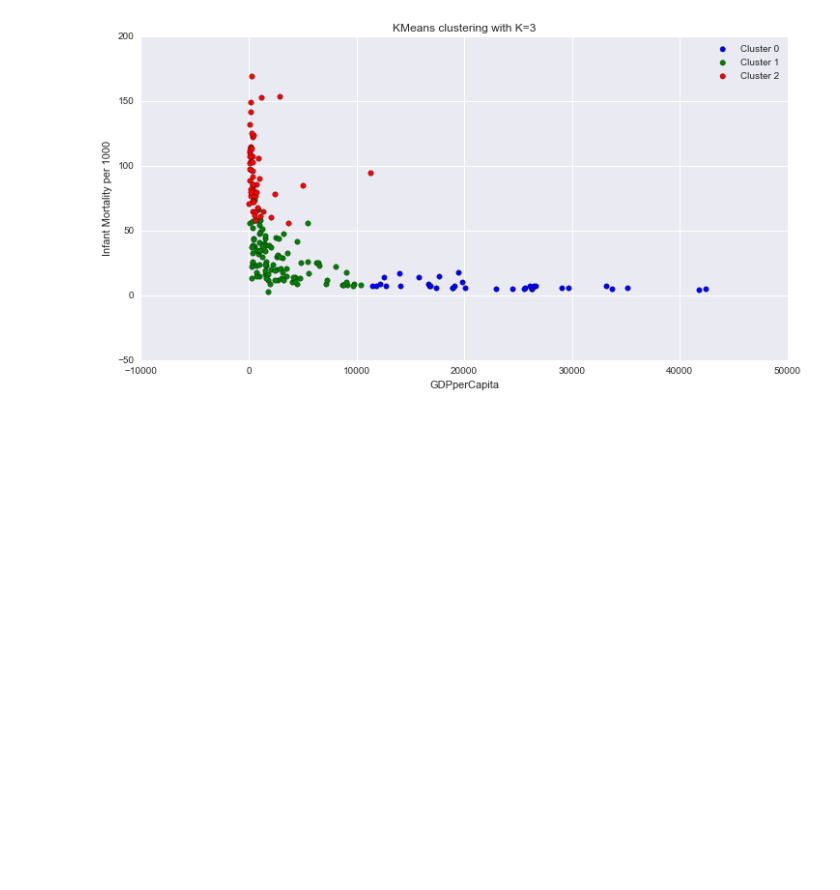
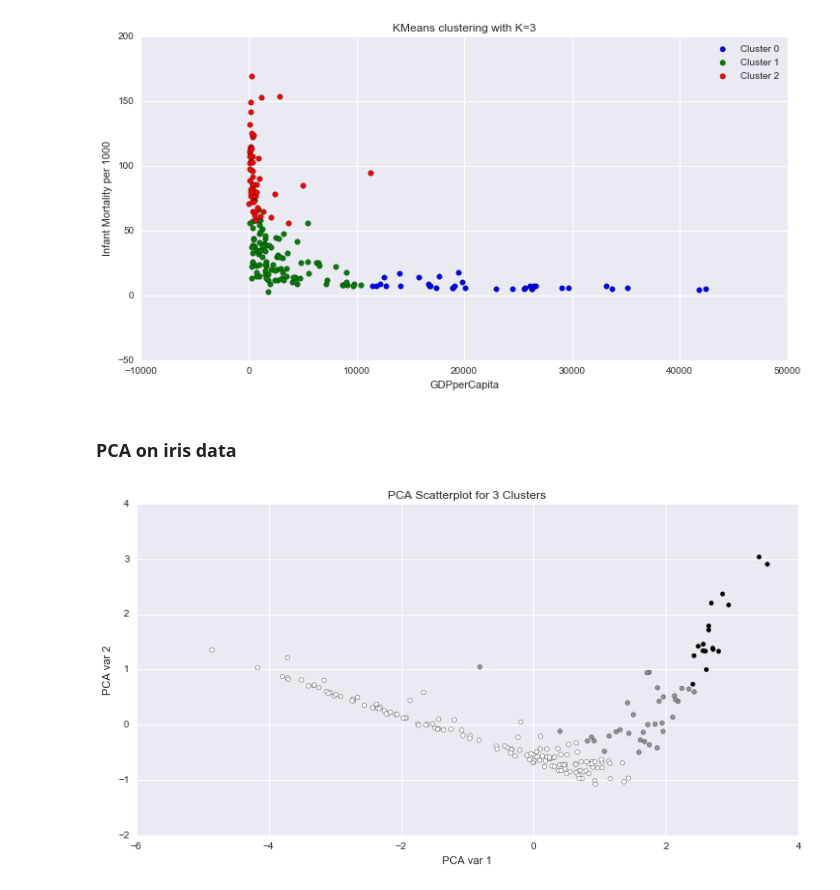
Before and after one commit to danielstallworthmit/thinkful, a Jupyter notebook: datascience/predict/K-Means Clustering.ipynb, the cells around one changed output. Saved outputs shown, nothing was run; the diff lists cells and outputs as text; code cells hidden in the pictures; blank space fills up the shorter version.

```diff
--- a/datascience/predict/K-Means Clustering.ipynb
+++ b/datascience/predict/K-Means Clustering.ipynb
@@ -141,3 +143,25 @@ plt.legend()
 plt.show()
 # %% [output]
 [figure]
+# %% [markdown]
+### PCA on iris data
+# %%
+def f(z):
+    if z > 20000:
+        return 2
+    elif z > 5500:
+        return 1
+    else:
+        return 0
+y_un = [ f(z) for z in xdata['GDPperCapita'] ]
+# %%
+pca = PCA(2)
+pltcols = pca.fit_transform(StandardScaler().fit_transform(xdata)) # Standardizing values and fitting pca
+plt.figure(figsize=(12,6))
+plt.scatter(x=pltcols[:,0], y=pltcols[:,1], c=y_un)
+plt.xlabel('PCA var 1')
+plt.ylabel('PCA var 2')
+plt.title('PCA Scatterplot for 3 Clusters')
+plt.show()
+# %% [output]
+[figure, added]
```
Also changed, not shown: parts of 1 cell of this notebook, 3 other files.
